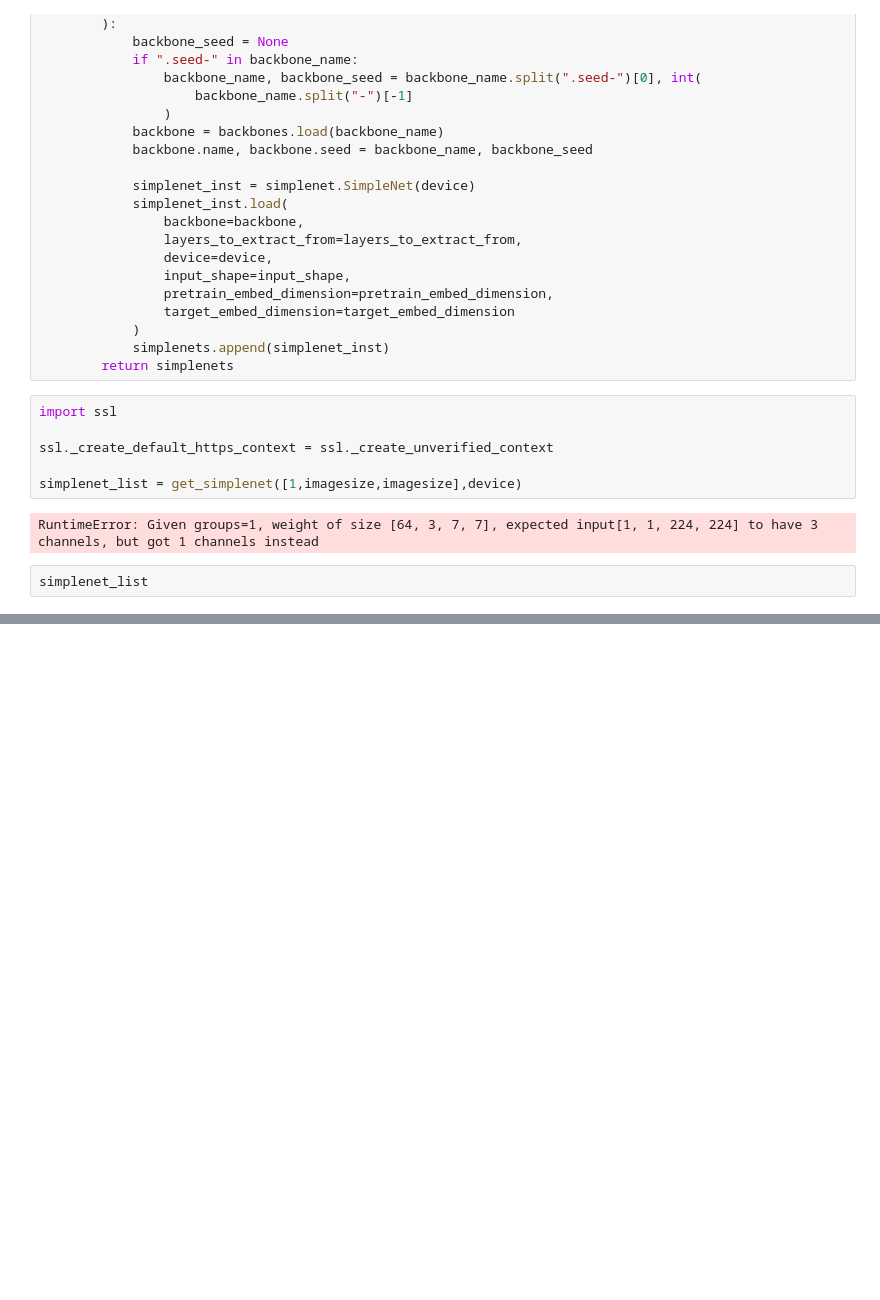
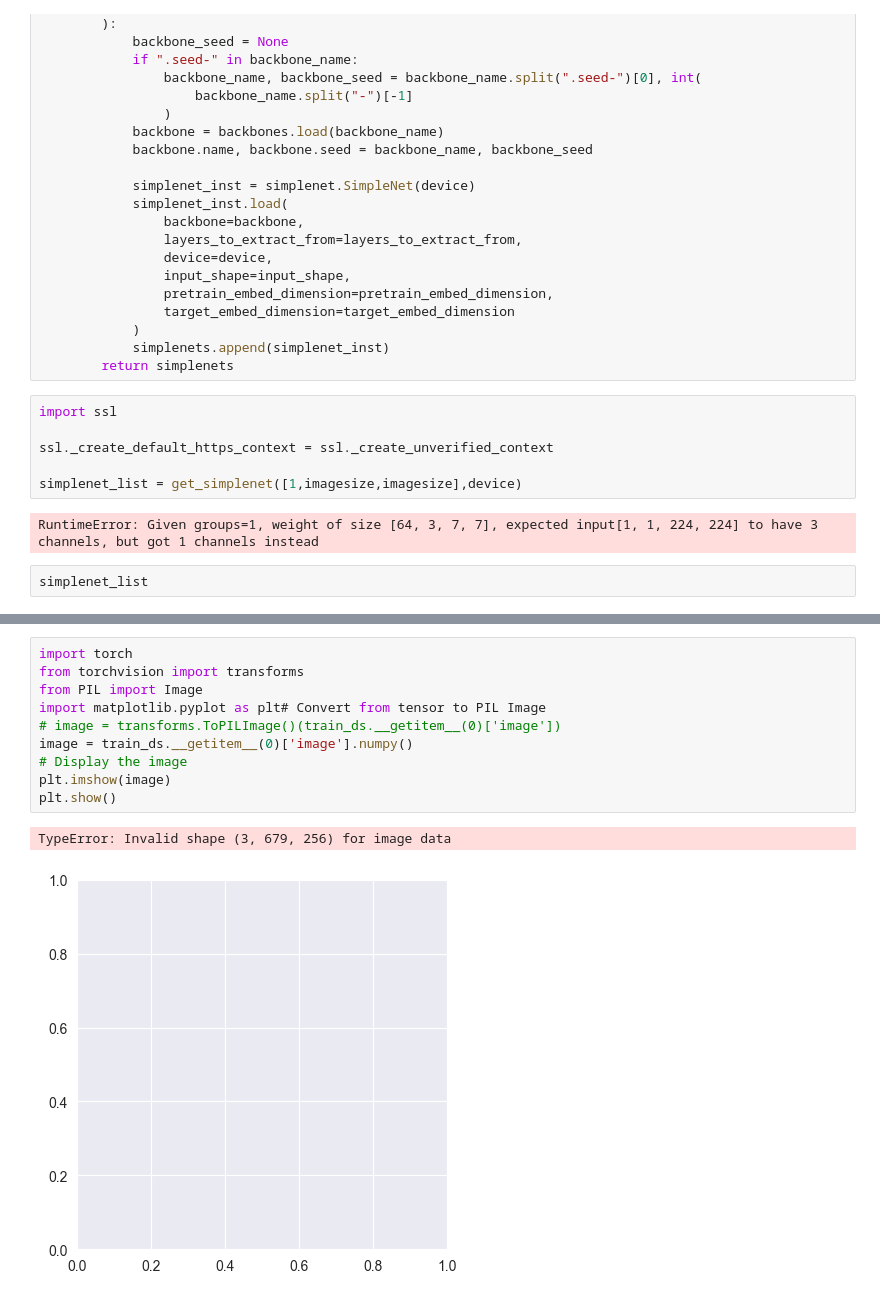
Before and after one commit to philippgri11/SimpleNet, a Jupyter notebook: notebooks/test.ipynb, the cells around one changed output, grey strips where cells are left out. Drawn from its saved outputs; the diff is of its cells as text; blank space fills up the shorter version.

```diff
--- a/notebooks/test.ipynb
+++ b/notebooks/test.ipynb
@@ -152,0 +169,13 @@ simplenet_list
+# %%
+import torch
+from torchvision import transforms
+from PIL import Image
+import matplotlib.pyplot as plt# Convert from tensor to PIL Image
+# image = transforms.ToPILImage()(train_ds.__getitem__(0)['image'])
+image = train_ds.__getitem__(0)['image'].numpy()
+# Display the image
+plt.imshow(image)
+plt.show()
+# %% [output]
+TypeError: Invalid shape (3, 679, 256) for image data
+[figure, added]
```
Also changed, not shown: parts of 4 cells of this notebook, 5 other files.
